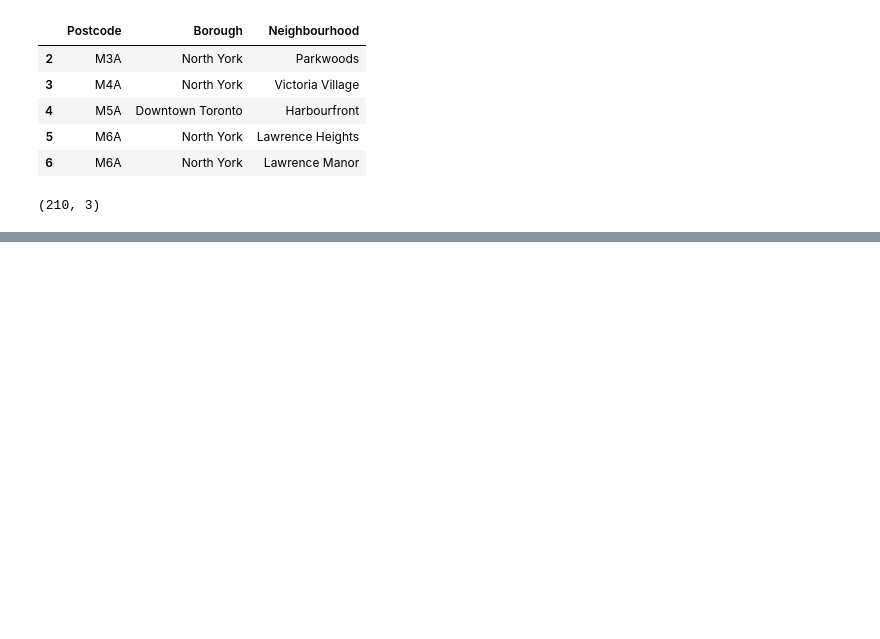
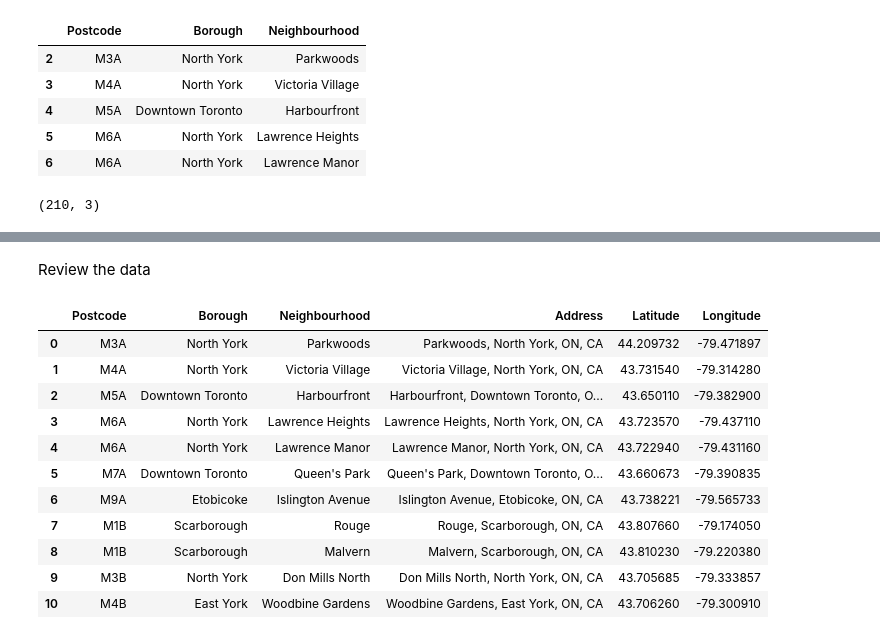
Before and after one commit to ClintonGJohnson/Coursera_Capstone, a Jupyter notebook: Applied_Data_Science_Capstone_Week3_My_Submission.ipynb, the cells around one changed output, grey strips where cells are left out. Saved outputs shown, nothing was run; the diff lists cells and outputs as text; code cells hidden in the pictures; blank space fills up the shorter version.

```diff
--- a/Applied_Data_Science_Capstone_Week3_My_Submission.ipynb
+++ b/Applied_Data_Science_Capstone_Week3_My_Submission.ipynb
@@ -135,0 +242,17 @@ df.shape
+# %% [markdown]
+Review the data
+# %%
+toronto_data.head(11)
+# %% [output]
+|  | Postcode | Borough | Neighbourhood | Address | Latitude | Longitude |
+| 0 | M3A | North York | Parkwoods | Parkwoods, North York, ON, CA | 44.209732 | -79.471897 |
+| 1 | M4A | North York | Victoria Village | Victoria Village, North York, ON, CA | 43.731540 | -79.314280 |
+| 2 | M5A | Downtown Toronto | Harbourfront | Harbourfront, Downtown Toronto, O... | 43.650110 | -79.382900 |
+| 3 | M6A | North York | Lawrence Heights | Lawrence Heights, North York, ON, CA | 43.723570 | -79.437110 |
+| 4 | M6A | North York | Lawrence Manor | Lawrence Manor, North York, ON, CA | 43.722940 | -79.431160 |
+| 5 | M7A | Downtown Toronto | Queen's Park | Queen's Park, Downtown Toronto, O... | 43.660673 | -79.390835 |
+| 6 | M9A | Etobicoke | Islington Avenue | Islington Avenue, Etobicoke, ON, CA | 43.738221 | -79.565733 |
+| 7 | M1B | Scarborough | Rouge | Rouge, Scarborough, ON, CA | 43.807660 | -79.174050 |
+| 8 | M1B | Scarborough | Malvern | Malvern, Scarborough, ON, CA | 43.810230 | -79.220380 |
+| 9 | M3B | North York | Don Mills North | Don Mills North, North York, ON, CA | 43.705685 | -79.333857 |
+| 10 | M4B | East York | Woodbine Gardens | Woodbine Gardens, East York, ON, CA | 43.706260 | -79.300910 |
```
Also changed, not shown: parts of 6 cells of this notebook.
